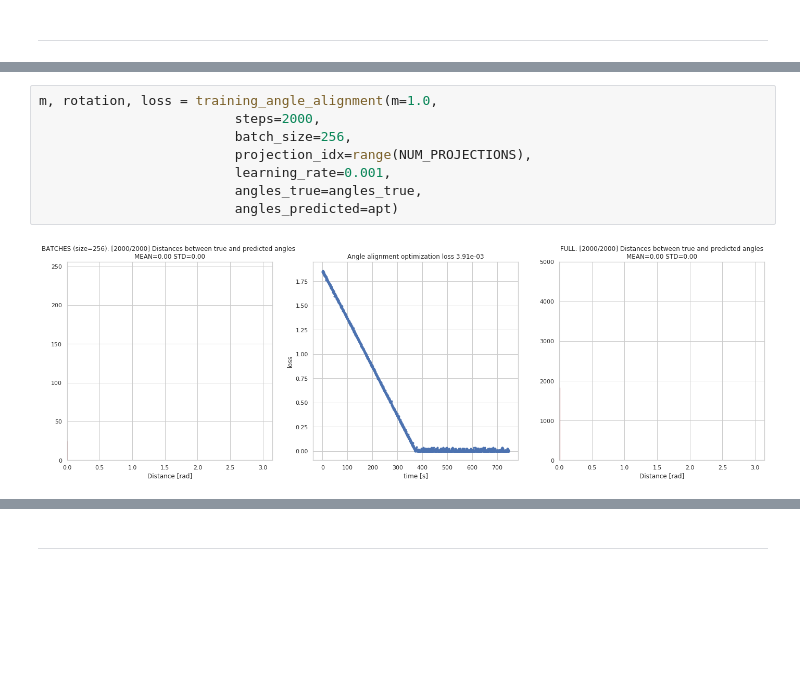
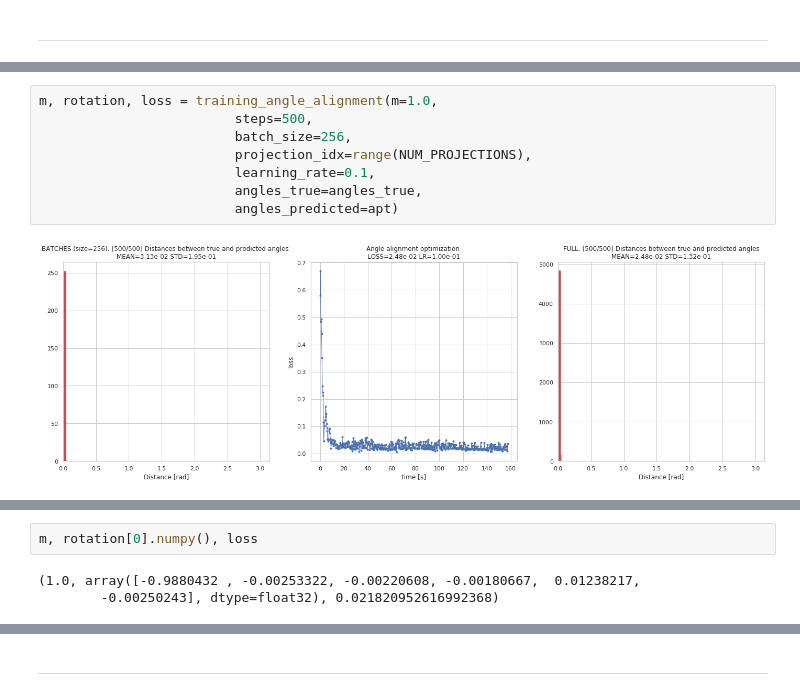
Before and after one commit to JelenaBanjac/protein-reconstruction, a Jupyter notebook: notebooks/1-phase1/angle_alignment_Quaternions_test_rotations.ipynb, the cells around one changed output, grey strips where cells are left out. Saved outputs shown, nothing was run; the diff lists cells and outputs as text; blank space fills up the shorter version.

```diff
--- a/notebooks/1-phase1/angle_alignment_Quaternions_test_rotations.ipynb
+++ b/notebooks/1-phase1/angle_alignment_Quaternions_test_rotations.ipynb
@@ -441,10 +468,10 @@ plot_distances_count(apt, angles_true);
 # %%
 m, rotation, loss = training_angle_alignment(m=1.0,
-                         steps=2000,
+                         steps=500,
                          batch_size=256,
                          projection_idx=range(NUM_PROJECTIONS),
-                         learning_rate=0.001,
+                         learning_rate=0.1,
                          angles_true=angles_true,
                          angles_predicted=apt)
 # %% [output]
-[figure, old version]
+[figure, new version]
@@ -461,3 +488,8 @@ step 2000/2000 (749s): loss = 5.41e-03
+# %%
+m, rotation[0].numpy(), loss
+# %% [output]
+(1.0, array([-0.9880432 , -0.00253322, -0.00220608, -0.00180667,  0.01238217,
+        -0.00250243], dtype=float32), 0.021820952616992368)
 # %%
 # trying to recover when the 1st angle is rotated by pi (10K steps)
 mat = update_angles(m, rotation, apt)
```
Also changed, not shown: parts of 14 cells of this notebook, 1 other file.
